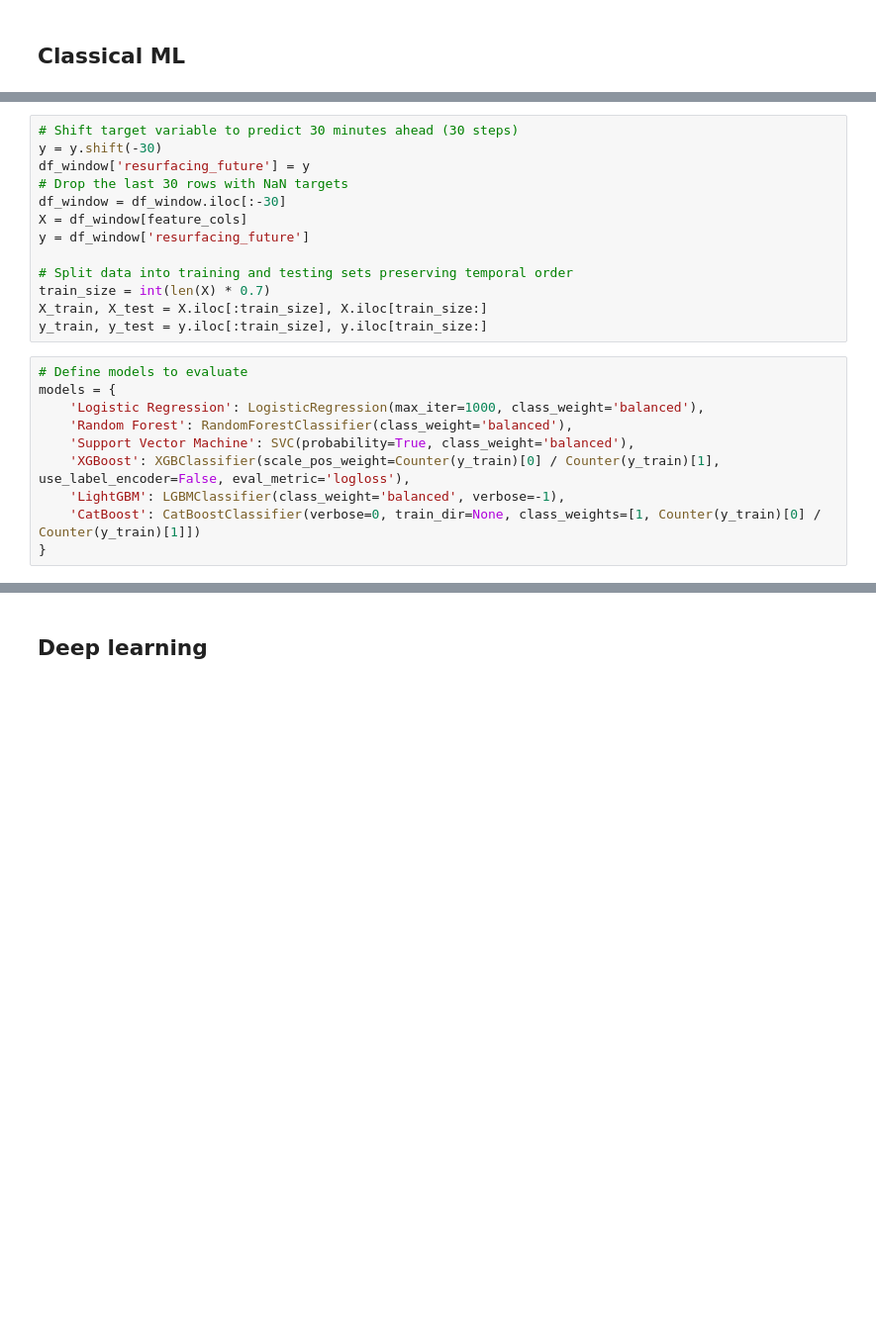
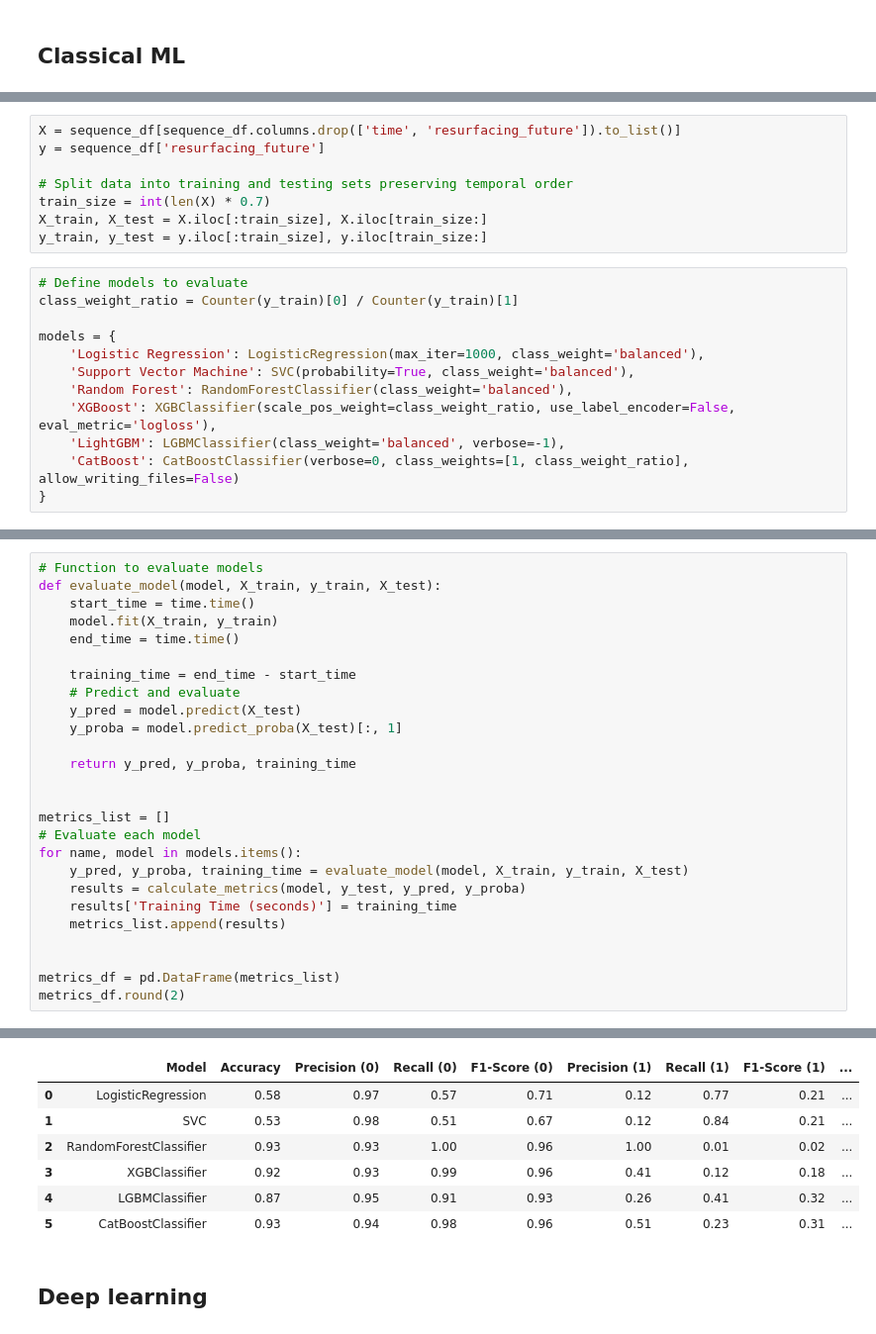
Before and after one commit to 3yungar/dl_phd_project, a Jupyter notebook: anomaly_forecasting/AE-LSTM.ipynb, the cells around one changed output, grey strips where cells are left out. Shown at 99% size. Cells and saved outputs as stored; diff of their text form; blank space fills up the shorter version.

```diff
--- a/anomaly_forecasting/AE-LSTM.ipynb
+++ b/anomaly_forecasting/AE-LSTM.ipynb
@@ -231,11 +214,6 @@ y = df_window['resurfacing_future']
 # %%
-# Shift target variable to predict 30 minutes ahead (30 steps)
-y = y.shift(-30)
-df_window['resurfacing_future'] = y
-# Drop the last 30 rows with NaN targets
-df_window = df_window.iloc[:-30]
-X = df_window[feature_cols]
-y = df_window['resurfacing_future']
+X = sequence_df[sequence_df.columns.drop(['time', 'resurfacing_future']).to_list()]
+y = sequence_df['resurfacing_future']
 
 # Split data into training and testing sets preserving temporal order
 train_size = int(len(X) * 0.7)
@@ -243,12 +221,14 @@ X_train, X_test = X.iloc[:train_size], X.iloc[train_size:]
 y_train, y_test = y.iloc[:train_size], y.iloc[train_size:]
 # %%
 # Define models to evaluate
+class_weight_ratio = Counter(y_train)[0] / Counter(y_train)[1]
+
 models = {
     'Logistic Regression': LogisticRegression(max_iter=1000, class_weight='balanced'),
+    'Support Vector Machine': SVC(probability=True, class_weight='balanced'),
     'Random Forest': RandomForestClassifier(class_weight='balanced'),
-    'Support Vector Machine': SVC(probability=True, class_weight='balanced'),
-    'XGBoost': XGBClassifier(scale_pos_weight=Counter(y_train)[0] / Counter(y_train)[1], use_label_encoder=False, eval_metric='logloss'),
+    'XGBoost': XGBClassifier(scale_pos_weight=class_weight_ratio, use_label_encoder=False, eval_metric='logloss'),
     'LightGBM': LGBMClassifier(class_weight='balanced', verbose=-1),
-    'CatBoost': CatBoostClassifier(verbose=0, train_dir=None, class_weights=[1, Counter(y_train)[0] / Counter(y_train)[1]])
+    'CatBoost': CatBoostClassifier(verbose=0, class_weights=[1, class_weight_ratio], allow_writing_files=False)
 }
 # %%
@@ -373,0 +265,27 @@ smote_metrics_df.round(2)
+# %%
+# Function to evaluate models
+def evaluate_model(model, X_train, y_train, X_test):
+    start_time = time.time()
+    model.fit(X_train, y_train)
+    end_time = time.time()
+
+    training_time = end_time - start_time
+    # Predict and evaluate
+    y_pred = model.predict(X_test)
+    y_proba = model.predict_proba(X_test)[:, 1]
+
+    return y_pred, y_proba, training_time
+
+
+metrics_list = []
+# Evaluate each model
+for name, model in models.items():
+    y_pred, y_proba, training_time = evaluate_model(model, X_train, y_train, X_test)
+    results = calculate_metrics(model, y_test, y_pred, y_proba)
+    results['Training Time (seconds)'] = training_time
+    metrics_list.append(results)
+
+
+metrics_df = pd.DataFrame(metrics_list)
+metrics_df.round(2)
+# %% [output]
@@ -374,3 +310,10 @@ smote_metrics_df.round(2)
+|  | Model | Accuracy | Precision (0) | Recall (0) | F1-Score (0) | Precision (1) | Recall (1) | F1-Score (1) | ... |
+| 0 | LogisticRegression | 0.58 | 0.97 | 0.57 | 0.71 | 0.12 | 0.77 | 0.21 | ... |
+| 1 | SVC | 0.53 | 0.98 | 0.51 | 0.67 | 0.12 | 0.84 | 0.21 | ... |
+| 2 | RandomForestClassifier | 0.93 | 0.93 | 1.00 | 0.96 | 1.00 | 0.01 | 0.02 | ... |
+| 3 | XGBClassifier | 0.92 | 0.93 | 0.99 | 0.96 | 0.41 | 0.12 | 0.18 | ... |
+| 4 | LGBMClassifier | 0.87 | 0.95 | 0.91 | 0.93 | 0.26 | 0.41 | 0.32 | ... |
+| 5 | CatBoostClassifier | 0.93 | 0.94 | 0.98 | 0.96 | 0.51 | 0.23 | 0.31 | ... |
 # %% [markdown]
 ## Deep learning
 # %%
```
Also changed, not shown: parts of 12 cells of this notebook, 7 other files.
